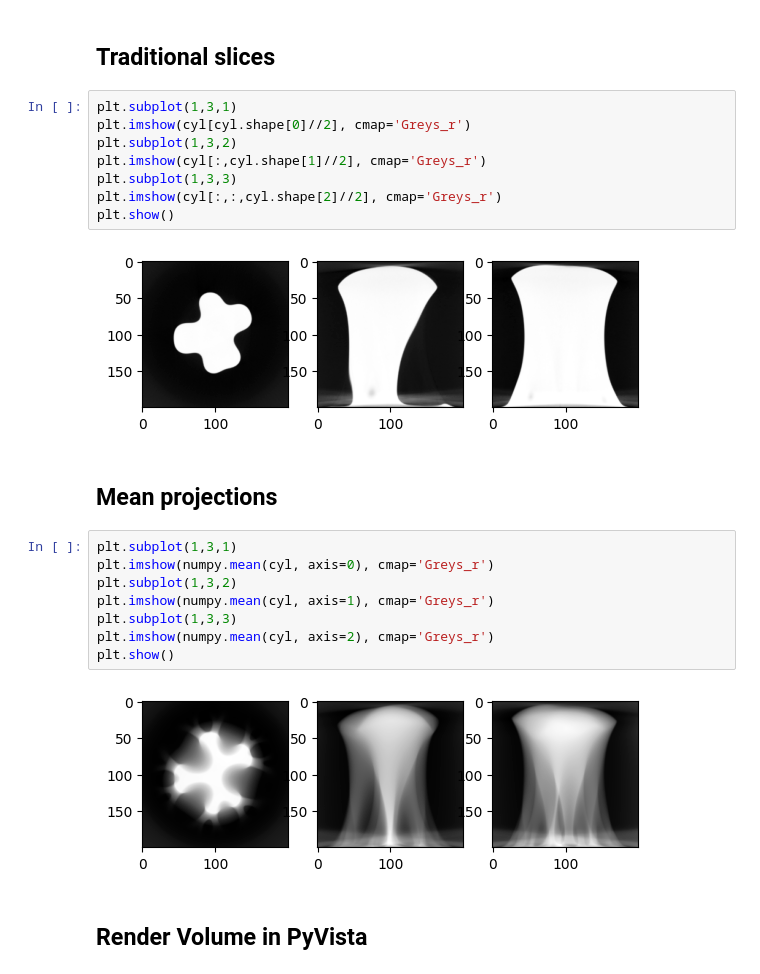
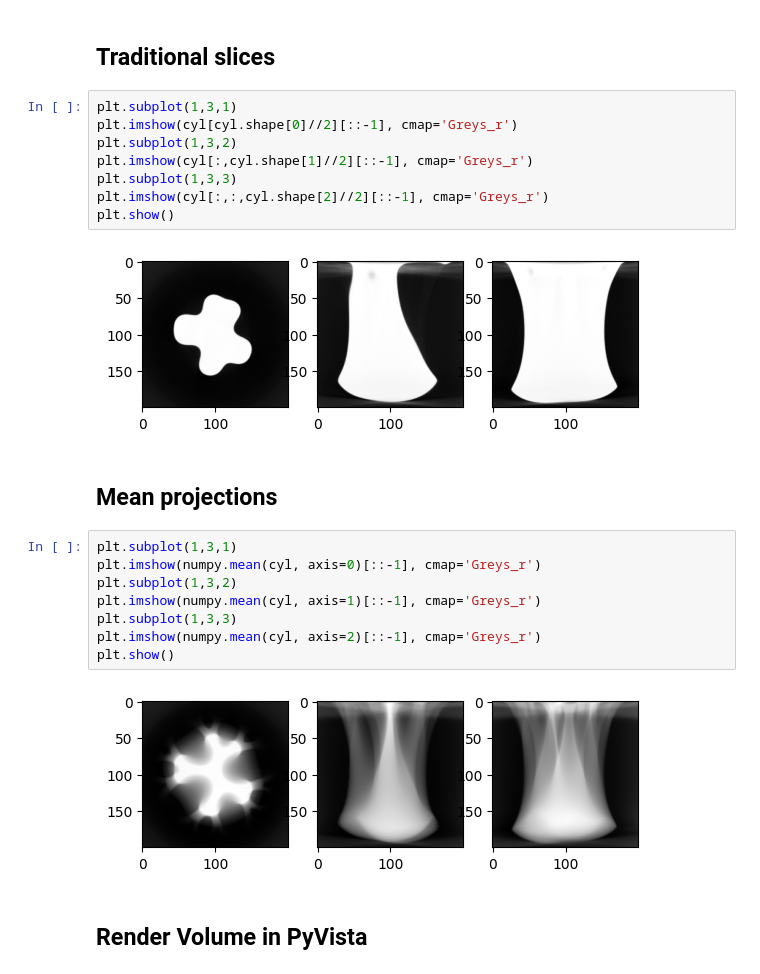
Before and after one commit to EPFL-Center-for-Imaging/ImagingLunch_nD_Image_Visualization, a Jupyter notebook: pyvista_demo.ipynb, the cells around one changed output. Saved outputs shown, nothing was run; the diff lists cells and outputs as text.

```diff
--- a/pyvista_demo.ipynb
+++ b/pyvista_demo.ipynb
@@ -23,26 +23,26 @@ cyl.size = 8000000
 ## Traditional slices
 # %%
 plt.subplot(1,3,1)
-plt.imshow(cyl[cyl.shape[0]//2], cmap='Greys_r')
+plt.imshow(cyl[cyl.shape[0]//2][::-1], cmap='Greys_r')
 plt.subplot(1,3,2)
-plt.imshow(cyl[:,cyl.shape[1]//2], cmap='Greys_r')
+plt.imshow(cyl[:,cyl.shape[1]//2][::-1], cmap='Greys_r')
 plt.subplot(1,3,3)
-plt.imshow(cyl[:,:,cyl.shape[2]//2], cmap='Greys_r')
+plt.imshow(cyl[:,:,cyl.shape[2]//2][::-1], cmap='Greys_r')
 plt.show()
 # %% [output]
-[figure, old version]
+[figure, new version]
 # %% [markdown]
 ## Mean projections
 # %%
 plt.subplot(1,3,1)
-plt.imshow(numpy.mean(cyl, axis=0), cmap='Greys_r')
+plt.imshow(numpy.mean(cyl, axis=0)[::-1], cmap='Greys_r')
 plt.subplot(1,3,2)
-plt.imshow(numpy.mean(cyl, axis=1), cmap='Greys_r')
+plt.imshow(numpy.mean(cyl, axis=1)[::-1], cmap='Greys_r')
 plt.subplot(1,3,3)
-plt.imshow(numpy.mean(cyl, axis=2), cmap='Greys_r')
+plt.imshow(numpy.mean(cyl, axis=2)[::-1], cmap='Greys_r')
 plt.show()
 # %% [output]
-[figure, old version]
+[figure, new version]
 # %% [markdown]
 ## Render Volume in PyVista
 # %%
```
